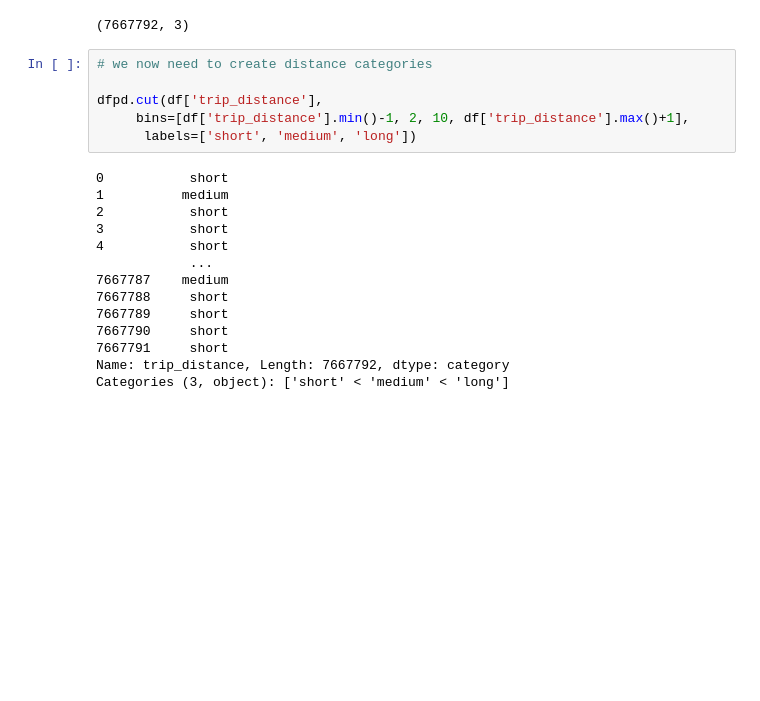
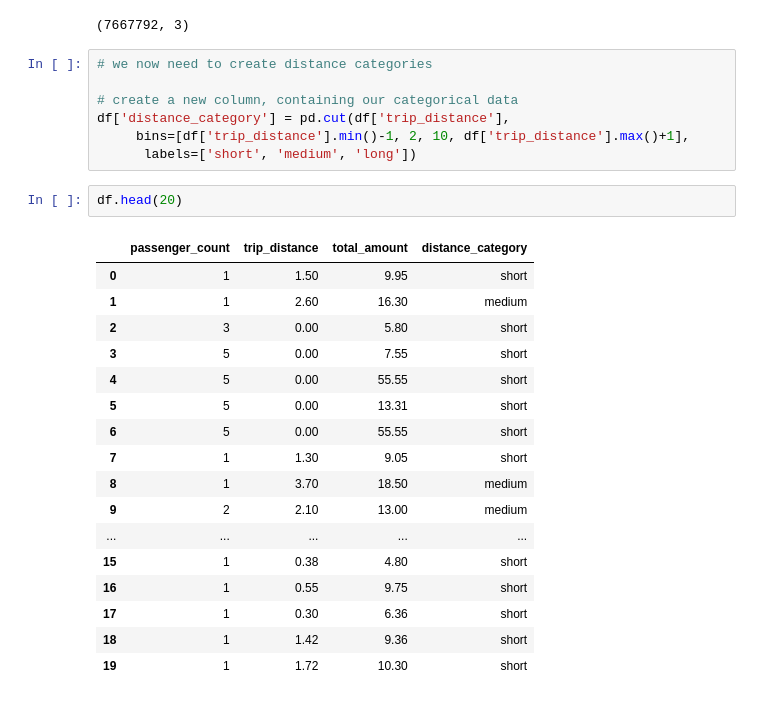
Before and after one commit to abhixz13/Cisco-Python-Training, a Jupyter notebook: Cisco-2022-06June-08-analytics.ipynb, the cells around one changed output. Saved outputs shown, nothing was run; the diff lists cells and outputs as text; blank space fills up the shorter version.

```diff
--- a/Cisco-2022-06June-08-analytics.ipynb
+++ b/Cisco-2022-06June-08-analytics.ipynb
@@ -1280,20 +1280,27 @@ df.shape
 # %%
 # we now need to create distance categories
 
-dfpd.cut(df['trip_distance'],
+# create a new column, containing our categorical data
+df['distance_category'] = pd.cut(df['trip_distance'],
      bins=[df['trip_distance'].min()-1, 2, 10, df['trip_distance'].max()+1],
       labels=['short', 'medium', 'long'])
-# %% [output]
-0           short
-1          medium
-2           short
-3           short
-4           short
-            ...
-7667787    medium
-7667788     short
-7667789     short
-7667790     short
-7667791     short
-Name: trip_distance, Length: 7667792, dtype: category
-Categories (3, object): ['short' < 'medium' < 'long']
+# %%
+df.head(20)
+# %% [output]
+|  | passenger_count | trip_distance | total_amount | distance_category |
+| 0 | 1 | 1.50 | 9.95 | short |
+| 1 | 1 | 2.60 | 16.30 | medium |
+| 2 | 3 | 0.00 | 5.80 | short |
+| 3 | 5 | 0.00 | 7.55 | short |
+| 4 | 5 | 0.00 | 55.55 | short |
+| 5 | 5 | 0.00 | 13.31 | short |
+| 6 | 5 | 0.00 | 55.55 | short |
+| 7 | 1 | 1.30 | 9.05 | short |
+| 8 | 1 | 3.70 | 18.50 | medium |
+| 9 | 2 | 2.10 | 13.00 | medium |
+| ... | ... | ... | ... | ... |
+| 15 | 1 | 0.38 | 4.80 | short |
+| 16 | 1 | 0.55 | 9.75 | short |
+| 17 | 1 | 0.30 | 6.36 | short |
+| 18 | 1 | 1.42 | 9.36 | short |
+| 19 | 1 | 1.72 | 10.30 | short |
```
Also changed, not shown: parts of 3 cells of this notebook.
